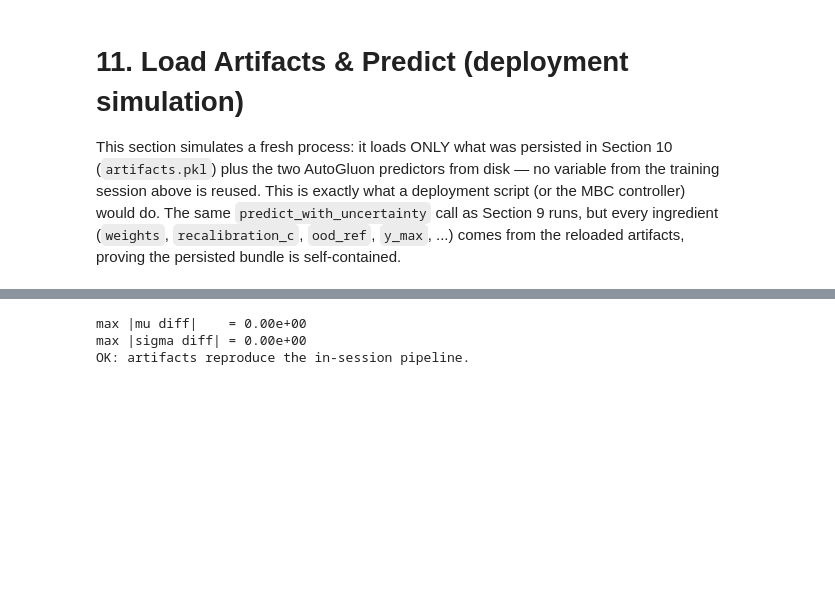
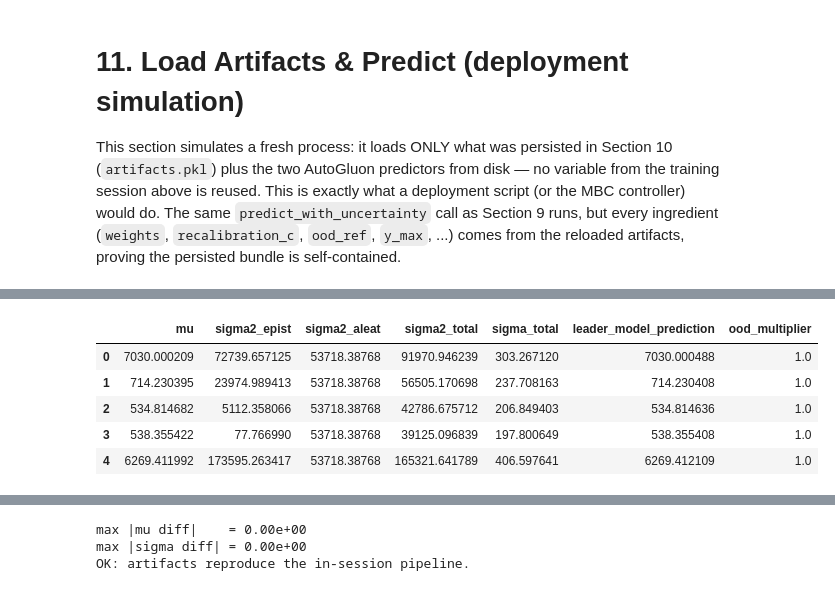
Before and after one commit to FelipeMFO-RM/uncertainty-aware-predictors, a Jupyter notebook: notebooks/modeling/annealing_grain-size.ipynb, the cells around one changed output, grey strips where cells are left out. Cells and saved outputs as stored; diff of their text form; code cells hidden in the pictures; blank space fills up the shorter version.

```diff
--- a/notebooks/modeling/annealing_grain-size.ipynb
+++ b/notebooks/modeling/annealing_grain-size.ipynb
@@ -1023,24 +1011,31 @@ Features: ['purity', 'iacs', 'temperature', 'time']
 # %%
 # ---- 3) Predict using ONLY the reloaded objects ----
 # Build a small query frame (here: first rows of df, but in deployment this
 # would be a brand-new candidate route from the controller).
 X_query = df_val.head(5)
 
 preds_loaded = modl.predict_with_uncertainty(
     X=X_query,
     predictor_a=predictor_a_loaded,
     predictor_b=predictor_b_loaded,
     weights=loaded_artifacts["weights"],
     model_names=loaded_artifacts["base_model_names"],
     features=loaded_artifacts["features"],
     variance_floor=loaded_artifacts["variance_floor"],
     recalibration_c=loaded_artifacts["recalibration_c"],
     use_weights=loaded_artifacts["use_weighted_variance"],
-    y_min=loaded_artifacts.get("y_min"),
-    y_max=loaded_artifacts["y_max"],
+    # y_min=loaded_artifacts.get("y_min"),
+    # y_max=loaded_artifacts["y_max"],
     ood_ref=loaded_artifacts["ood_ref"],
 )
 preds_loaded
+# %% [output]
+|  | mu | sigma2_epist | sigma2_aleat | sigma2_total | sigma_total | leader_model_prediction | ood_multiplier |
+| 0 | 7030.000209 | 72739.657125 | 53718.38768 | 91970.946239 | 303.267120 | 7030.000488 | 1.0 |
+| 1 | 714.230395 | 23974.989413 | 53718.38768 | 56505.170698 | 237.708163 | 714.230408 | 1.0 |
+| 2 | 534.814682 | 5112.358066 | 53718.38768 | 42786.675712 | 206.849403 | 534.814636 | 1.0 |
+| 3 | 538.355422 | 77.766990 | 53718.38768 | 39125.096839 | 197.800649 | 538.355408 | 1.0 |
+| 4 | 6269.411992 | 173595.263417 | 53718.38768 | 165321.641789 | 406.597641 | 6269.412109 | 1.0 |
 # %%
 # ---- 4) Target-agnostic quick prediction from a plain dict ----
 # Works for any predictor/target via modl.predict_target (features inferred
```
Also changed, not shown: parts of 15 cells of this notebook, 1 other file.
